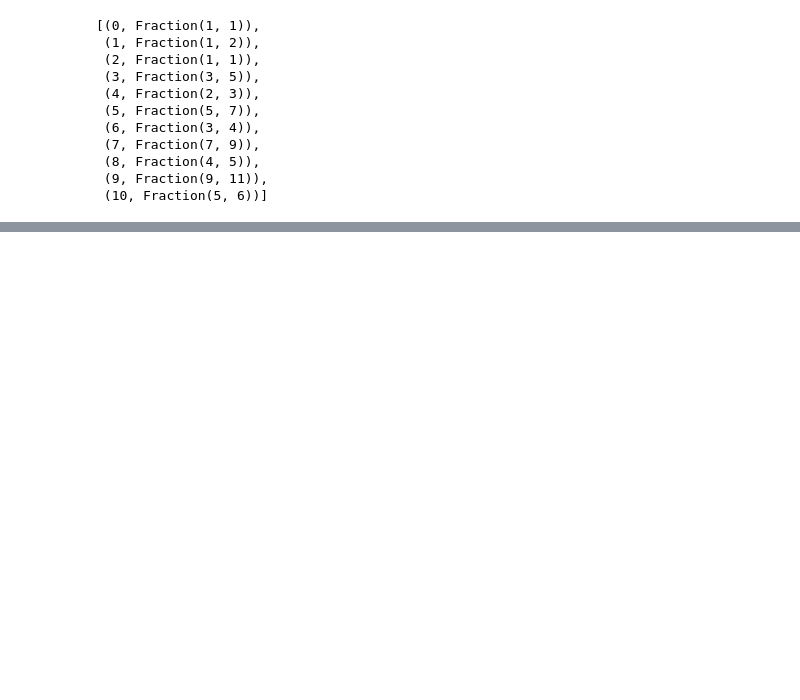
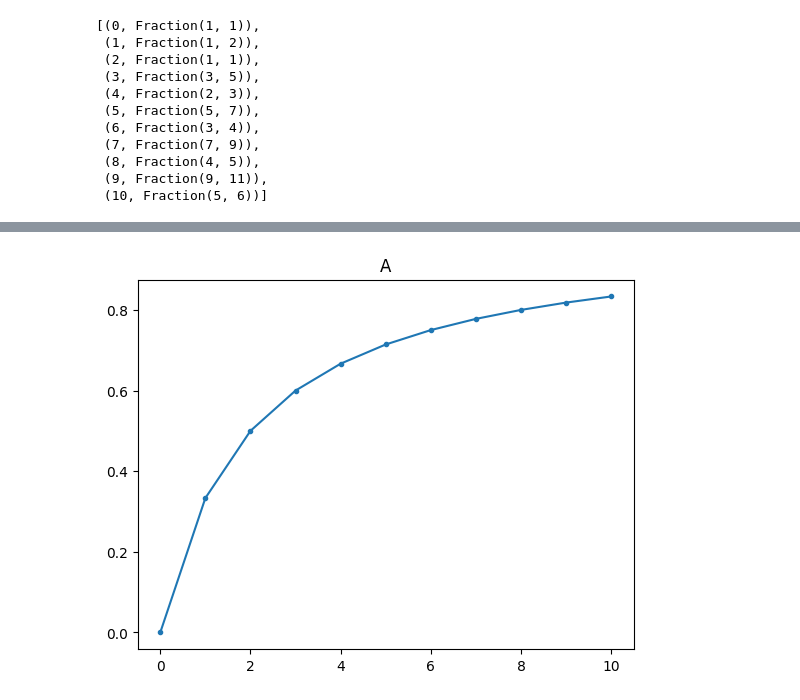
Before and after one commit to fsssnk/Fuzzy-Logic, a Jupyter notebook: fuzzy_sets.ipynb, the cells around one changed output, grey strips where cells are left out. Saved outputs shown, nothing was run; the diff lists cells and outputs as text; code cells hidden in the pictures; blank space fills up the shorter version.

```diff
--- a/fuzzy_sets.ipynb
+++ b/fuzzy_sets.ipynb
@@ -227,0 +281,12 @@ AandBandC
+# %%
+# 8
+def plot(set, title):
+    x = [x[0] for x in set]
+    y = [y[1] for y in set]
+    plt.plot(x, y, marker=".")
+    plt.title(title)
+    plt.show()
+# %%
+plot(A, 'A')
+# %% [output]
+[figure, added]
```
Also changed, not shown: parts of 20 cells of this notebook.
